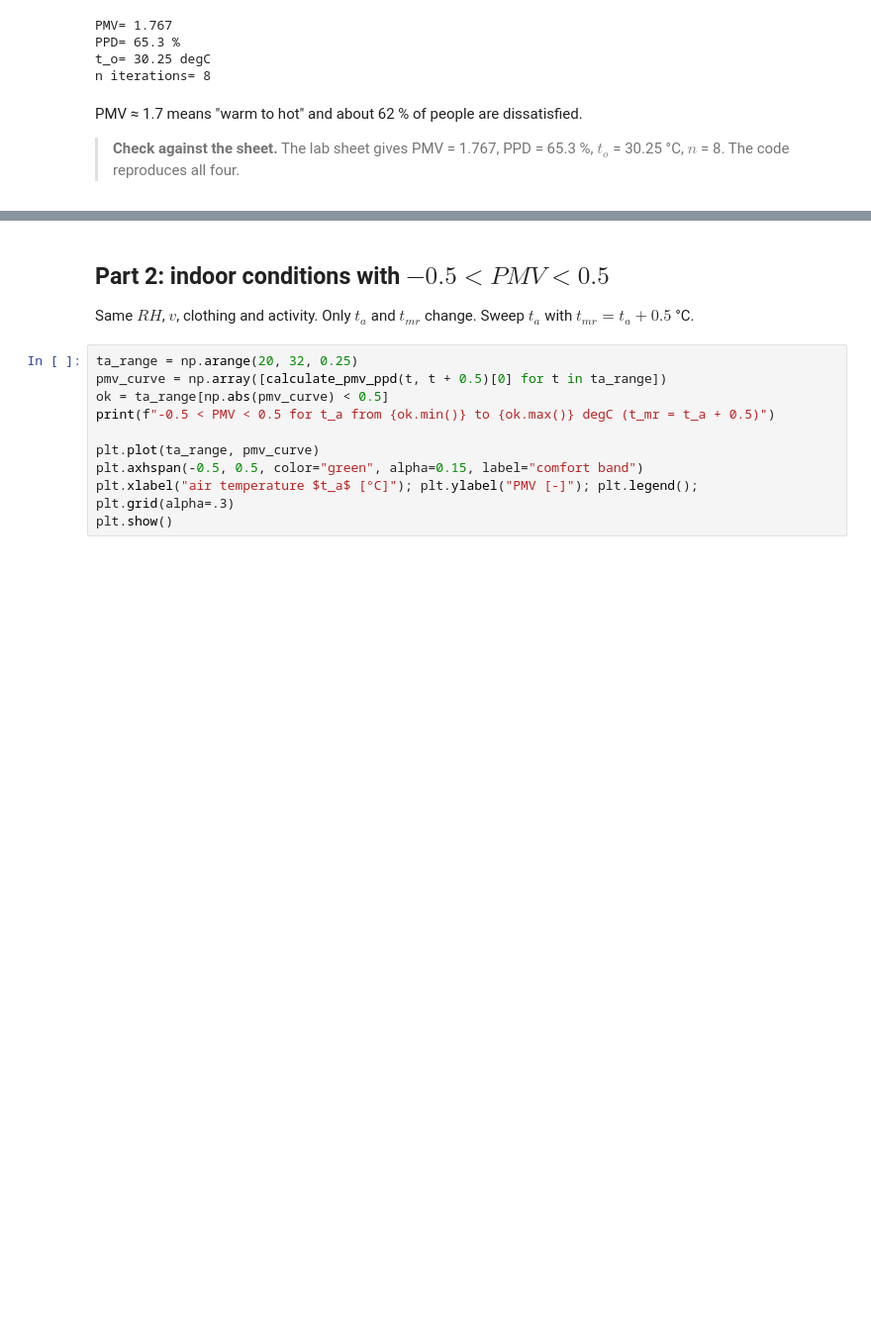
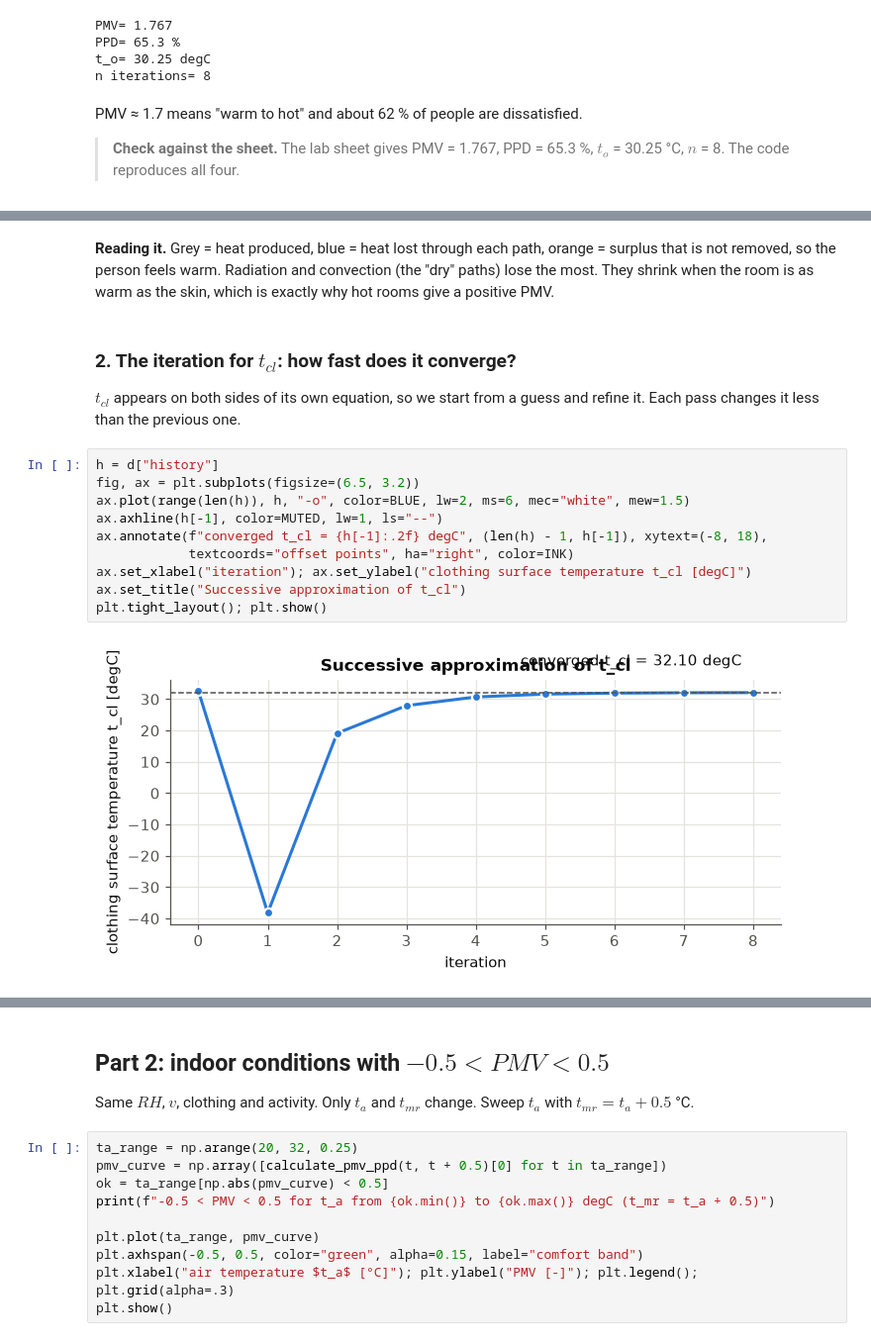
Before and after one commit to mariosakka/human-centric-ai-for-energy-management-labs, a Jupyter notebook: lab-2/lab-2.ipynb, the cells around one changed output, grey strips where cells are left out. Shown at 99% size. Saved outputs shown, nothing was run; the diff lists cells and outputs as text; blank space fills up the shorter version.

```diff
--- a/lab-2/lab-2.ipynb
+++ b/lab-2/lab-2.ipynb
@@ -90,0 +132,18 @@ PMV ≈ 1.7 means "warm to hot" and about 62 % of people are dissatisfied.
+# %% [markdown]
+**Reading it.** Grey = heat produced, blue = heat lost through each path, orange = surplus that is not removed, so the person feels warm. Radiation and convection (the "dry" paths) lose the most. They shrink when the room is as warm as the skin, which is exactly why hot rooms give a positive PMV.
+# %% [markdown]
+### 2. The iteration for $t_{cl}$: how fast does it converge?
+
+$t_{cl}$ appears on both sides of its own equation, so we start from a guess and refine it. Each pass changes it less than the previous one.
+# %%
+h = d["history"]
+fig, ax = plt.subplots(figsize=(6.5, 3.2))
+ax.plot(range(len(h)), h, "-o", color=BLUE, lw=2, ms=6, mec="white", mew=1.5)
+ax.axhline(h[-1], color=MUTED, lw=1, ls="--")
+ax.annotate(f"converged t_cl = {h[-1]:.2f} degC", (len(h) - 1, h[-1]), xytext=(-8, 18),
+            textcoords="offset points", ha="right", color=INK)
+ax.set_xlabel("iteration"); ax.set_ylabel("clothing surface temperature t_cl [degC]")
+ax.set_title("Successive approximation of t_cl")
+plt.tight_layout(); plt.show()
+# %% [output]
+[figure, added]
```
Also changed, not shown: parts of 20 cells of this notebook, 2 other files.
